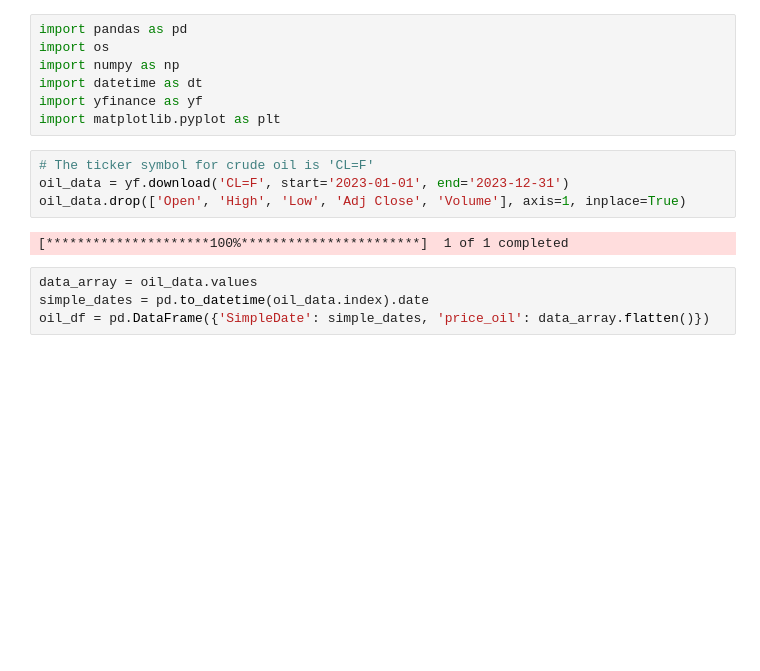
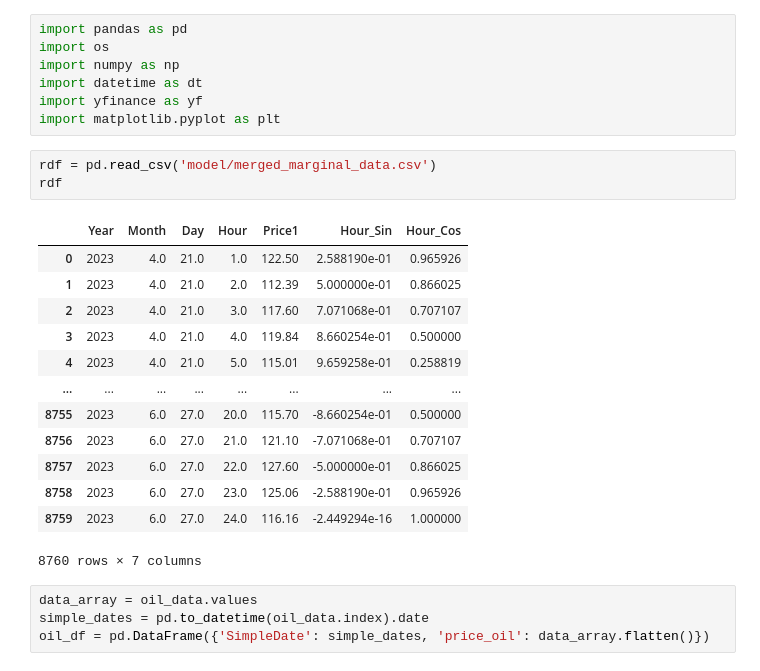
Before and after one commit to storralbod/deeplearning, a Jupyter notebook: lstm.ipynb, the cells around one changed output. Drawn from its saved outputs; the diff is of its cells as text; blank space fills up the shorter version.

```diff
--- a/lstm.ipynb
+++ b/lstm.ipynb
@@ -5,12 +5,23 @@ import numpy as np
 import datetime as dt
 import yfinance as yf
 import matplotlib.pyplot as plt
-# %%
-# The ticker symbol for crude oil is 'CL=F'
-oil_data = yf.download('CL=F', start='2023-01-01', end='2023-12-31')
-oil_data.drop(['Open', 'High', 'Low', 'Adj Close', 'Volume'], axis=1, inplace=True)
-# %% [output]
-[*********************100%***********************]  1 of 1 completed
+# %%
+rdf = pd.read_csv('model/merged_marginal_data.csv')
+rdf
+# %% [output]
+|  | Year | Month | Day | Hour | Price1 | Hour_Sin | Hour_Cos |
+| 0 | 2023 | 4.0 | 21.0 | 1.0 | 122.50 | 2.588190e-01 | 0.965926 |
+| 1 | 2023 | 4.0 | 21.0 | 2.0 | 112.39 | 5.000000e-01 | 0.866025 |
+| 2 | 2023 | 4.0 | 21.0 | 3.0 | 117.60 | 7.071068e-01 | 0.707107 |
+| 3 | 2023 | 4.0 | 21.0 | 4.0 | 119.84 | 8.660254e-01 | 0.500000 |
+| 4 | 2023 | 4.0 | 21.0 | 5.0 | 115.01 | 9.659258e-01 | 0.258819 |
+| ... | ... | ... | ... | ... | ... | ... | ... |
+| 8755 | 2023 | 6.0 | 27.0 | 20.0 | 115.70 | -8.660254e-01 | 0.500000 |
+| 8756 | 2023 | 6.0 | 27.0 | 21.0 | 121.10 | -7.071068e-01 | 0.707107 |
+| 8757 | 2023 | 6.0 | 27.0 | 22.0 | 127.60 | -5.000000e-01 | 0.866025 |
+| 8758 | 2023 | 6.0 | 27.0 | 23.0 | 125.06 | -2.588190e-01 | 0.965926 |
+| 8759 | 2023 | 6.0 | 27.0 | 24.0 | 116.16 | -2.449294e-16 | 1.000000 |
+8760 rows × 7 columns
 # %%
 data_array = oil_data.values
 simple_dates = pd.to_datetime(oil_data.index).date
```
Also changed, not shown: 3 other files.
